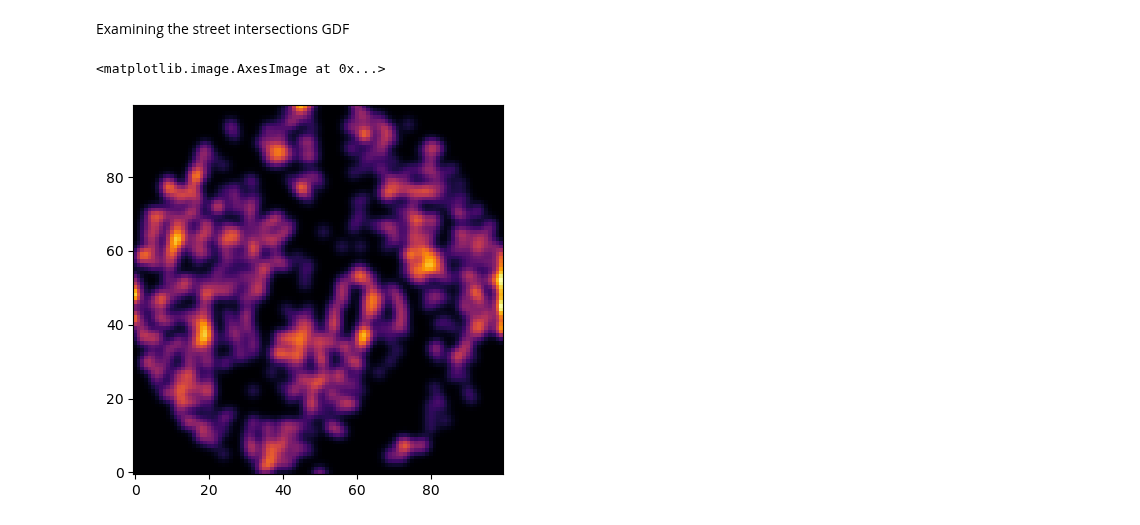
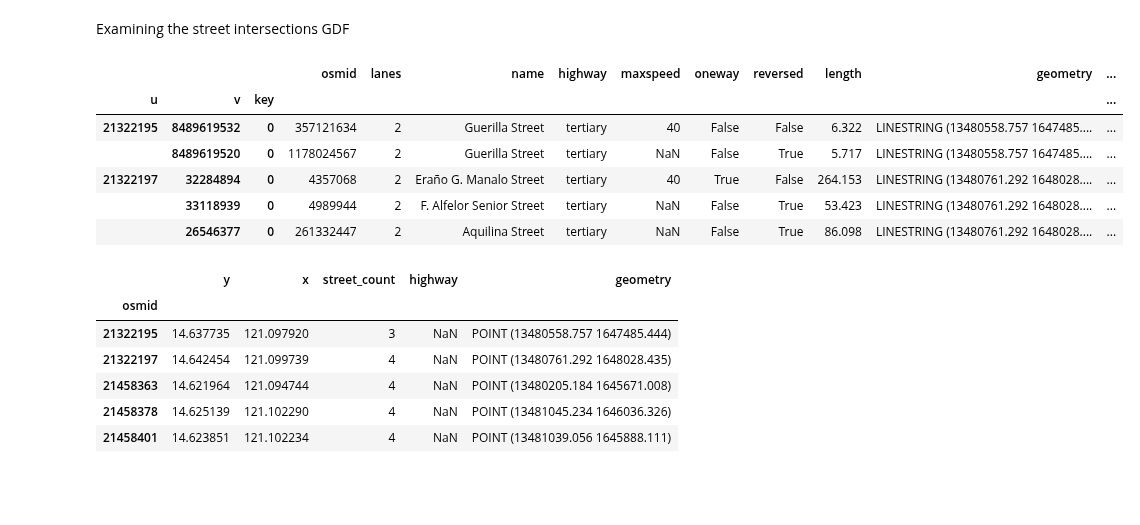
Before and after one commit to Automating-GIS-processes-II-2023/final-assignment-jeromemaiquez, a Jupyter notebook: osm_street_circle.ipynb, the cells around one changed output. Cells and saved outputs as stored; diff of their text form; code cells hidden in the pictures; blank space fills up the shorter version.

```diff
--- a/osm_street_circle.ipynb
+++ b/osm_street_circle.ipynb
@@ -85,28 +77,22 @@ plot_streets(
 # %% [markdown]
 Examining the street intersections GDF
-# %%
-heatmap, xedges, yedges = np.histogram2d(
-    x = intersections["y"],
-    y = intersections["x"],
-    bins = 100,
-    density = True
-)
-
-logheatmap = np.log(heatmap)
-logheatmap[np.isneginf(logheatmap)] = 0
-logheatmap = ndimage.filters.gaussian_filter(
-    logheatmap,
-    1.5,
-    mode="nearest",
-    radius=200
-)
-
-plt.imshow(
-    logheatmap,
-    cmap="inferno",
-    alpha=1.0,
-    origin="lower"
-)
-# %% [output]
-<matplotlib.image.AxesImage at 0x...>
-[figure, removed]
+# %%
+streets.head()
+# %% [output]
+|  |  |  | osmid | lanes | name | highway | maxspeed | oneway | reversed | length | geometry | ... |
+| u | v | key |  |  |  |  |  |  |  |  |  | ... |
+| 21322195 | 8489619532 | 0 | 357121634 | 2 | Guerilla Street | tertiary | 40 | False | False | 6.322 | LINESTRING (13480558.757 1647485.... | ... |
+|  | 8489619520 | 0 | 1178024567 | 2 | Guerilla Street | tertiary | NaN | False | True | 5.717 | LINESTRING (13480558.757 1647485.... | ... |
+| 21322197 | 32284894 | 0 | 4357068 | 2 | Eraño G. Manalo Street | tertiary | 40 | True | False | 264.153 | LINESTRING (13480761.292 1648028.... | ... |
+|  | 33118939 | 0 | 4989944 | 2 | F. Alfelor Senior Street | tertiary | NaN | False | True | 53.423 | LINESTRING (13480761.292 1648028.... | ... |
+|  | 26546377 | 0 | 261332447 | 2 | Aquilina Street | tertiary | NaN | False | True | 86.098 | LINESTRING (13480761.292 1648028.... | ... |
+# %%
+intersections.head()
+# %% [output]
+|  | y | x | street_count | highway | geometry |
+| osmid |  |  |  |  |  |
+| 21322195 | 14.637735 | 121.097920 | 3 | NaN | POINT (13480558.757 1647485.444) |
+| 21322197 | 14.642454 | 121.099739 | 4 | NaN | POINT (13480761.292 1648028.435) |
+| 21458363 | 14.621964 | 121.094744 | 4 | NaN | POINT (13480205.184 1645671.008) |
+| 21458378 | 14.625139 | 121.102290 | 4 | NaN | POINT (13481045.234 1646036.326) |
+| 21458401 | 14.623851 | 121.102234 | 4 | NaN | POINT (13481039.056 1645888.111) |
```
Also changed, not shown: parts of 8 cells of this notebook, 1 other file.
